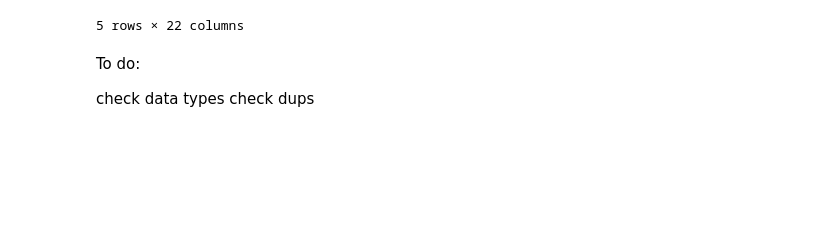
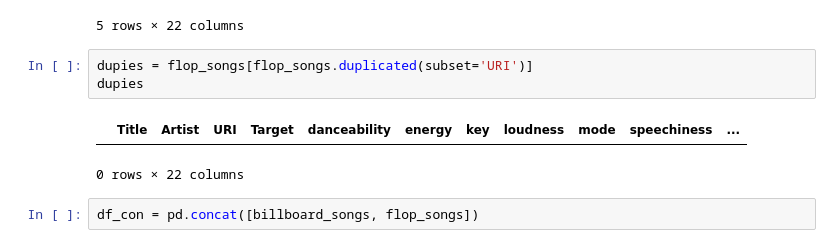
Before and after one commit to zig-zag-96/Springboard, a Jupyter notebook: Capstone 2/Data Wrangling/Datasets/Spotipy - Add Features.ipynb, the cells around one changed output. Saved outputs shown, nothing was run; the diff lists cells and outputs as text; blank space fills up the shorter version.

Commit message:
Data Wrangling for Capstone

```diff
--- a/Capstone 2/Data Wrangling/Datasets/Spotipy - Add Features.ipynb
+++ b/Capstone 2/Data Wrangling/Datasets/Spotipy - Add Features.ipynb
@@ -261,8 +261,11 @@ flop_songs.head()
 | 3 | Tenth Avenue Freeze-Out - Live at... | Bruce Springsteen | 1IyB9D543YtwYDIgSEURUW | 0 | 0.456 | 0.809 | 5.0 | -7.181 | 1.0 | 0.0688 | ... |
 | 4 | Hat Hair (feat. Sky The Pilot & O... | PEABOD | 06c4ArkPjDQbUnn9KAzk39 | 0 | 0.614 | 0.726 | 2.0 | -6.838 | 1.0 | 0.3560 | ... |
 5 rows × 22 columns
-# %% [markdown]
-To do:
-
-check data types
-check dups
+# %%
+dupies = flop_songs[flop_songs.duplicated(subset='URI')]
+dupies
+# %% [output]
+|  | Title | Artist | URI | Target | danceability | energy | key | loudness | mode | speechiness | ... |
+0 rows × 22 columns
+# %%
+df_con = pd.concat([billboard_songs, flop_songs])
```
Also changed, not shown: parts of 5 cells of this notebook, 1 other file.
